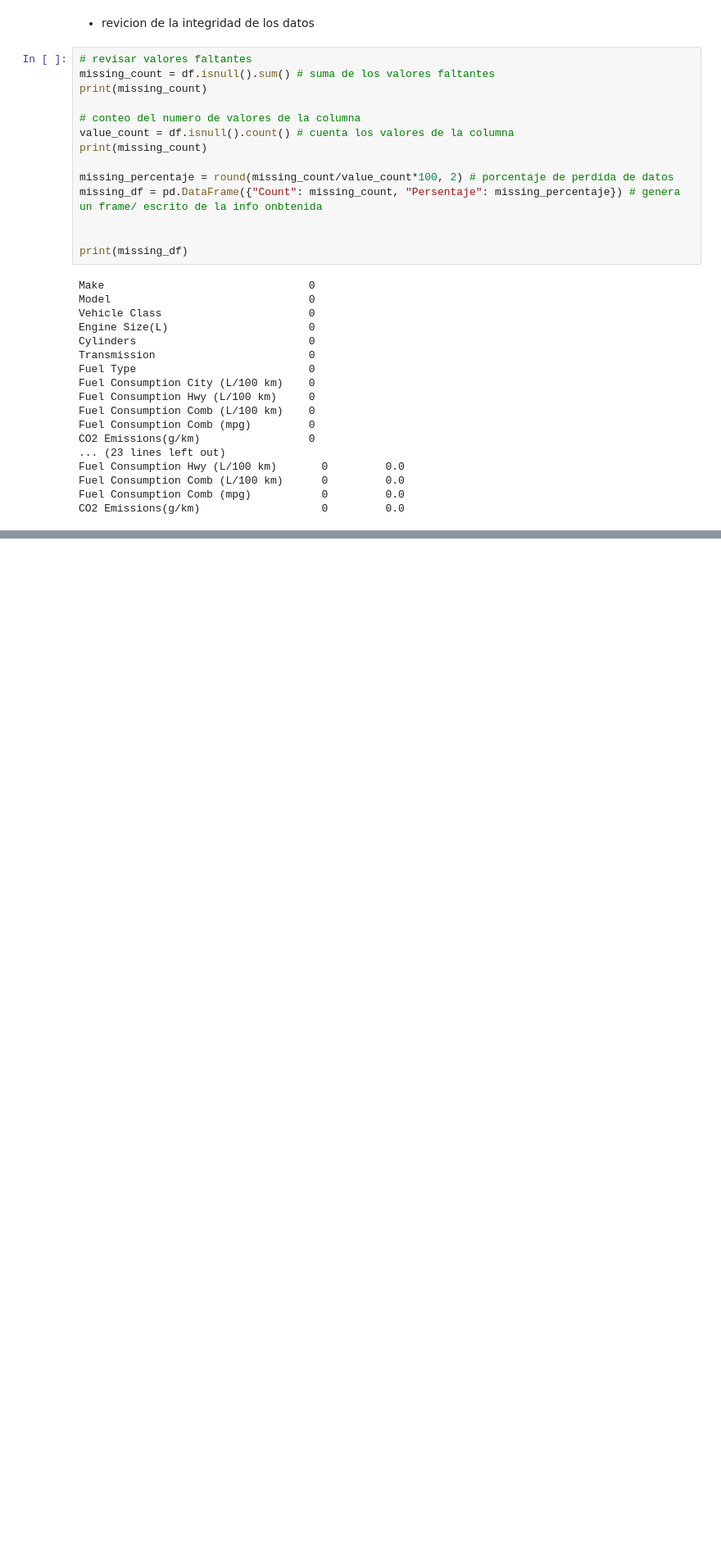
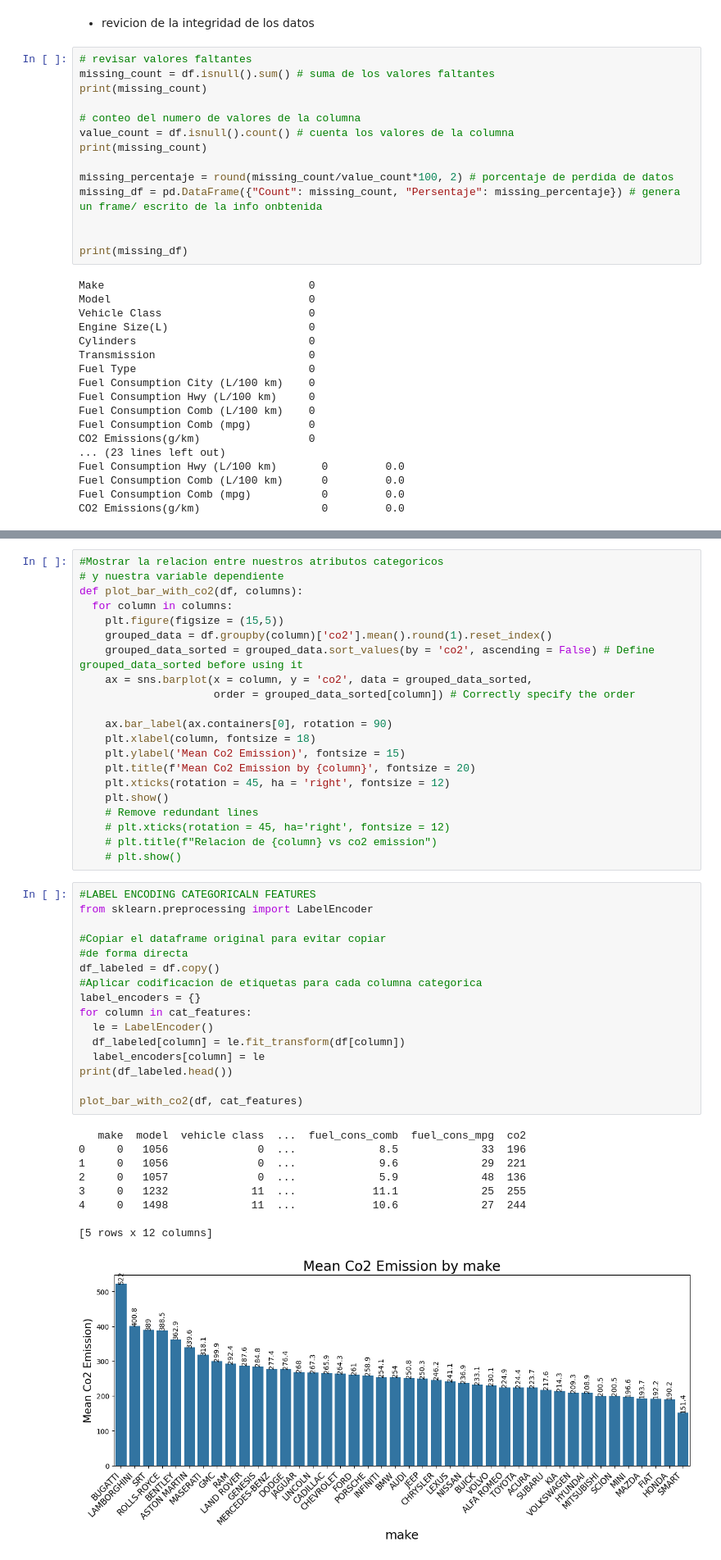
Before and after one commit to fcoHM/MineriaDeDatos, a Jupyter notebook: Apuntes_Mineria_Datos.ipynb, the cells around one changed output, grey strips where cells are left out. Shown at 82% size. Drawn from its saved outputs; the diff is of its cells as text; blank space fills up the shorter version.

```diff
--- a/Apuntes_Mineria_Datos.ipynb
+++ b/Apuntes_Mineria_Datos.ipynb
@@ -68,0 +230,47 @@ CO2 Emissions(g/km)                   0         0.0
+# %%
+#Mostrar la relacion entre nuestros atributos categoricos
+# y nuestra variable dependiente
+def plot_bar_with_co2(df, columns):
+  for column in columns:
+    plt.figure(figsize = (15,5))
+    grouped_data = df.groupby(column)['co2'].mean().round(1).reset_index()
+    grouped_data_sorted = grouped_data.sort_values(by = 'co2', ascending = False) # Define grouped_data_sorted before using it
+    ax = sns.barplot(x = column, y = 'co2', data = grouped_data_sorted,
+                     order = grouped_data_sorted[column]) # Correctly specify the order
+
+    ax.bar_label(ax.containers[0], rotation = 90)
+    plt.xlabel(column, fontsize = 18)
+    plt.ylabel('Mean Co2 Emission)', fontsize = 15)
+    plt.title(f'Mean Co2 Emission by {column}', fontsize = 20)
+    plt.xticks(rotation = 45, ha = 'right', fontsize = 12)
+    plt.show()
+    # Remove redundant lines
+    # plt.xticks(rotation = 45, ha='right', fontsize = 12)
+    # plt.title(f"Relacion de {column} vs co2 emission")
+    # plt.show()
+# %%
+#LABEL ENCODING CATEGORICALN FEATURES
+from sklearn.preprocessing import LabelEncoder
+
+#Copiar el dataframe original para evitar copiar
+#de forma directa
+df_labeled = df.copy()
+#Aplicar codificacion de etiquetas para cada columna categorica
+label_encoders = {}
+for column in cat_features:
+  le = LabelEncoder()
+  df_labeled[column] = le.fit_transform(df[column])
+  label_encoders[column] = le
+print(df_labeled.head())
+
+plot_bar_with_co2(df, cat_features)
+# %% [output]
+   make  model  vehicle class  ...  fuel_cons_comb  fuel_cons_mpg  co2
+0     0   1056              0  ...             8.5             33  196
+1     0   1056              0  ...             9.6             29  221
+2     0   1057              0  ...             5.9             48  136
+3     0   1232             11  ...            11.1             25  255
+4     0   1498             11  ...            10.6             27  244
+
+[5 rows x 12 columns]
+[figure, added]
```
Also changed, not shown: parts of 24 cells of this notebook.
